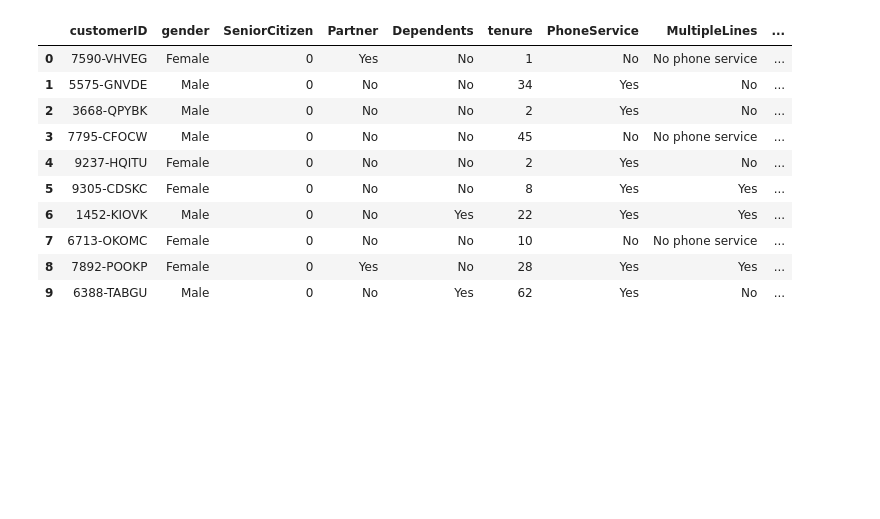
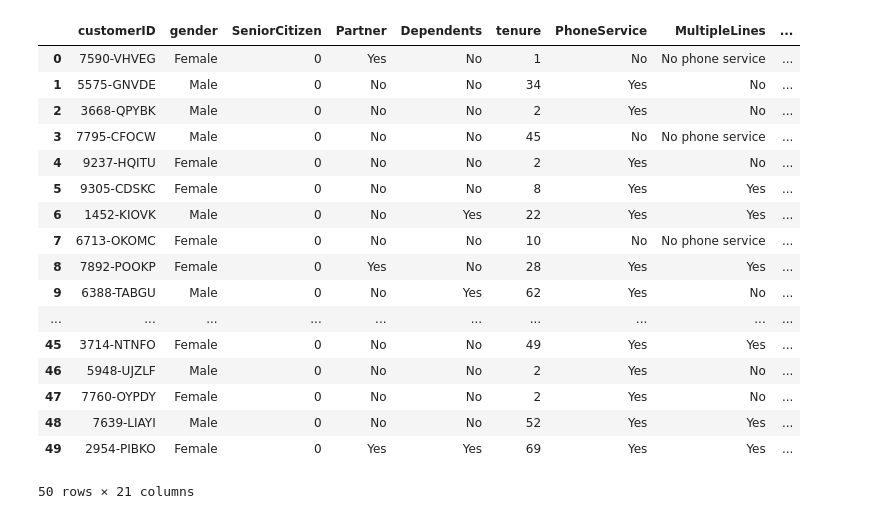
Before and after one commit to Divyanshyadavofficial/Customer_churn, a Jupyter notebook: churn.ipynb, the cells around one changed output. Drawn from its saved outputs; the diff is of its cells as text; code cells hidden in the pictures; blank space fills up the shorter version.

```diff
--- a/churn.ipynb
+++ b/churn.ipynb
@@ -9,16 +9,23 @@ from sklearn.metrics import classification_report
 # %%
 df = pd.read_csv("datasets/WA_Fn-UseC_-Telco-Customer-Churn.csv")
 # %%
-df.head(10)
+df.head(50)
 # %% [output]
 |  | customerID | gender | SeniorCitizen | Partner | Dependents | tenure | PhoneService | MultipleLines | ... |
 | 0 | 7590-VHVEG | Female | 0 | Yes | No | 1 | No | No phone service | ... |
 | 1 | 5575-GNVDE | Male | 0 | No | No | 34 | Yes | No | ... |
 | 2 | 3668-QPYBK | Male | 0 | No | No | 2 | Yes | No | ... |
 | 3 | 7795-CFOCW | Male | 0 | No | No | 45 | No | No phone service | ... |
 | 4 | 9237-HQITU | Female | 0 | No | No | 2 | Yes | No | ... |
 | 5 | 9305-CDSKC | Female | 0 | No | No | 8 | Yes | Yes | ... |
 | 6 | 1452-KIOVK | Male | 0 | No | Yes | 22 | Yes | Yes | ... |
 | 7 | 6713-OKOMC | Female | 0 | No | No | 10 | No | No phone service | ... |
 | 8 | 7892-POOKP | Female | 0 | Yes | No | 28 | Yes | Yes | ... |
 | 9 | 6388-TABGU | Male | 0 | No | Yes | 62 | Yes | No | ... |
+| ... | ... | ... | ... | ... | ... | ... | ... | ... | ... |
+| 45 | 3714-NTNFO | Female | 0 | No | No | 49 | Yes | Yes | ... |
+| 46 | 5948-UJZLF | Male | 0 | No | No | 2 | Yes | No | ... |
+| 47 | 7760-OYPDY | Female | 0 | No | No | 2 | Yes | No | ... |
+| 48 | 7639-LIAYI | Male | 0 | No | No | 52 | Yes | Yes | ... |
+| 49 | 2954-PIBKO | Female | 0 | Yes | Yes | 69 | Yes | Yes | ... |
+50 rows × 21 columns
```
Also changed, not shown: parts of 24 cells of this notebook.
